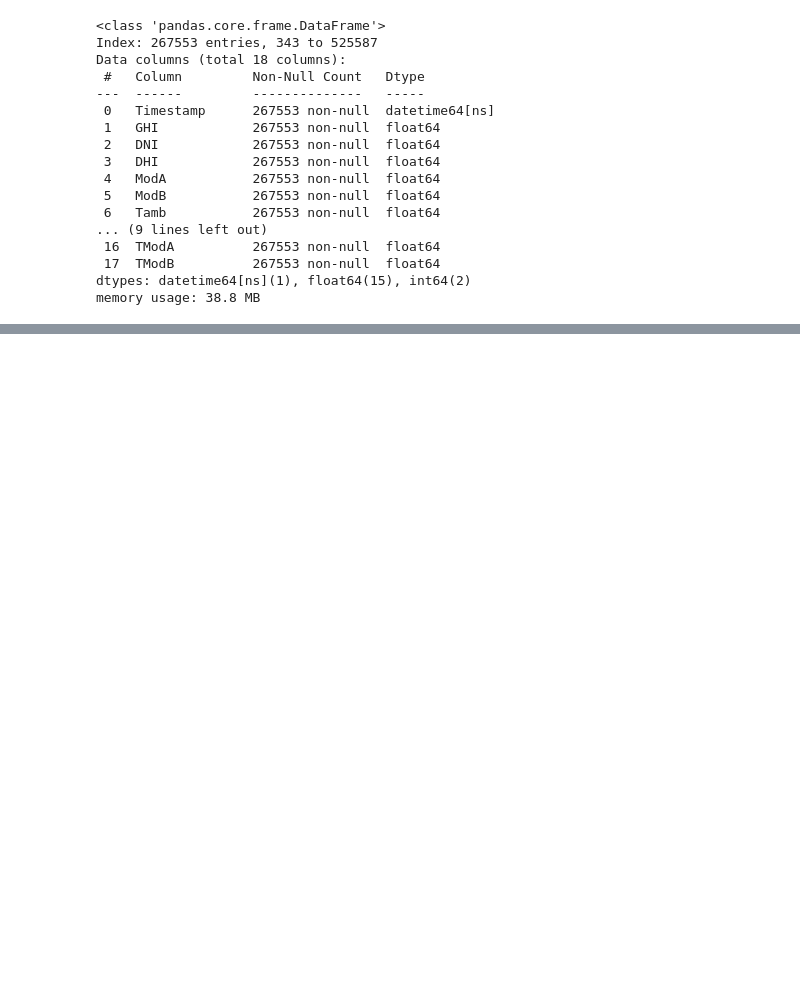
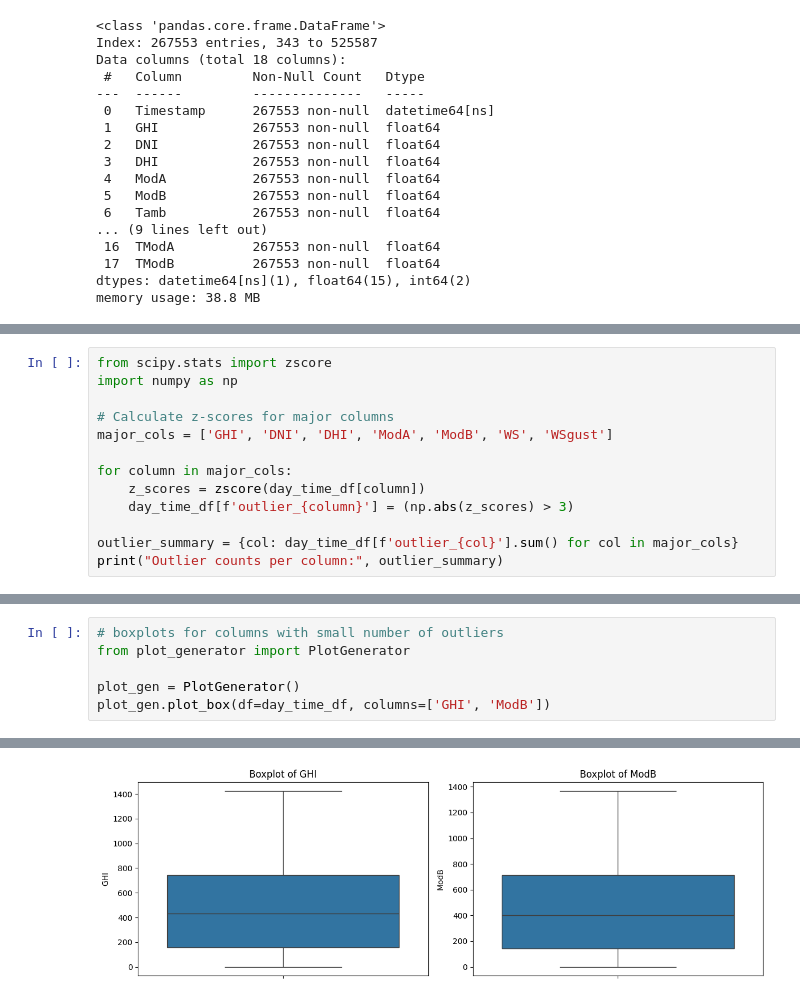
Before and after one commit to Ty-Miki/solar-challenge-week0, a Jupyter notebook: notebooks/eda_togo.ipynb, the cells around one changed output, grey strips where cells are left out. Drawn from its saved outputs; the diff is of its cells as text; blank space fills up the shorter version.

Commit message:
Outliers identified and handeled, clean data saved

```diff
--- a/notebooks/eda_togo.ipynb
+++ b/notebooks/eda_togo.ipynb
@@ -102,0 +105,13 @@ day_time_df.describe()
+# %%
+from scipy.stats import zscore
+import numpy as np
+
+# Calculate z-scores for major columns
+major_cols = ['GHI', 'DNI', 'DHI', 'ModA', 'ModB', 'WS', 'WSgust']
+
+for column in major_cols:
+    z_scores = zscore(day_time_df[column])
+    day_time_df[f'outlier_{column}'] = (np.abs(z_scores) > 3)
+
+outlier_summary = {col: day_time_df[f'outlier_{col}'].sum() for col in major_cols}
+print("Outlier counts per column:", outlier_summary)
@@ -102,0 +126,7 @@ day_time_df.describe()
+# %%
+# boxplots for columns with small number of outliers
+from plot_generator import PlotGenerator
+
+plot_gen = PlotGenerator()
+plot_gen.plot_box(df=day_time_df, columns=['GHI', 'ModB'])
+# %% [output]
@@ -102,0 +136 @@ day_time_df.describe()
+[figure, added]
```
Also changed, not shown: parts of 14 cells of this notebook.
